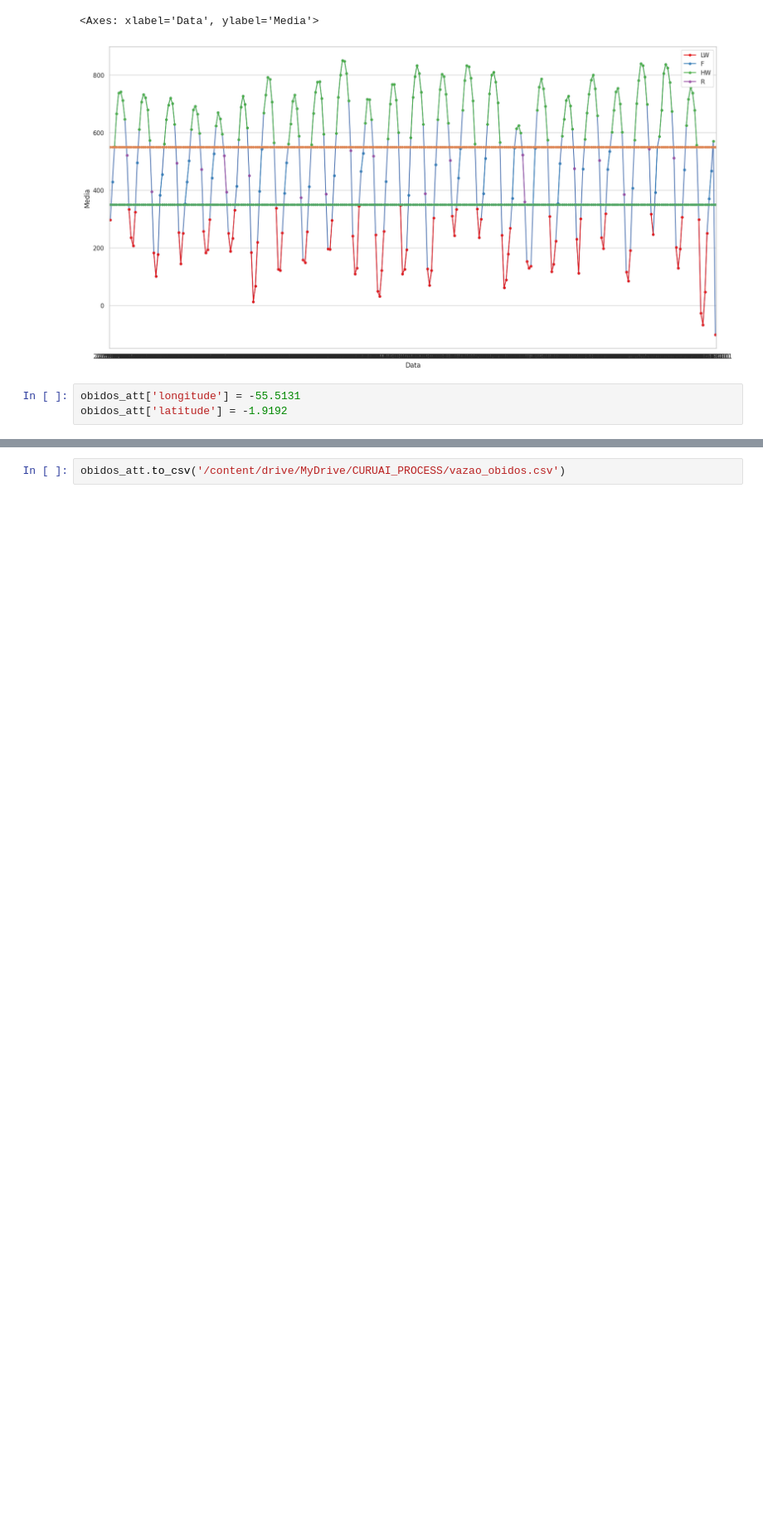
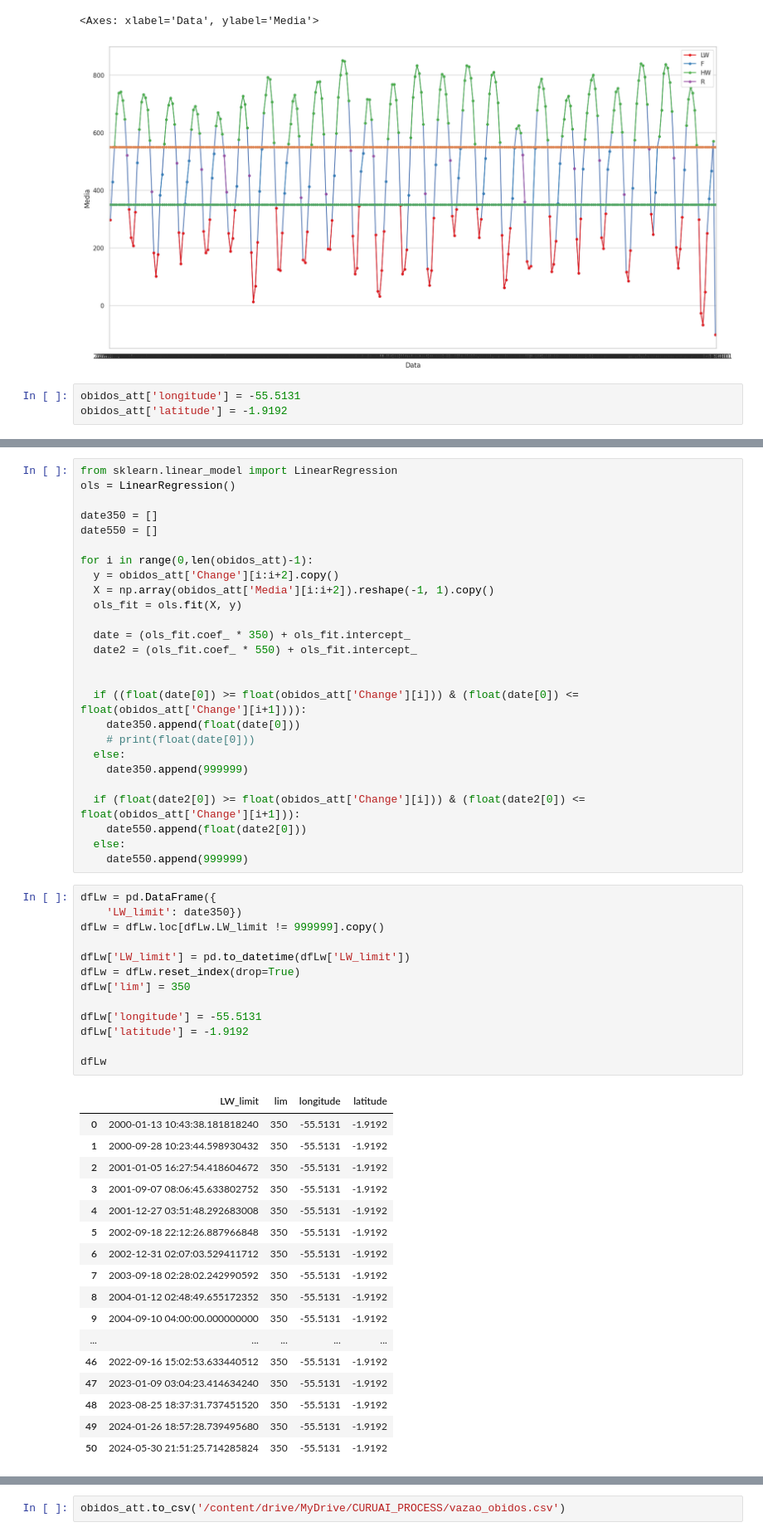
Before and after one commit to larissavaladao/py6s_harmonize_sample, a Jupyter notebook: 6. parameters_by_period/1.set_periods.ipynb, the cells around one changed output, grey strips where cells are left out. Shown at 83% size. Saved outputs shown, nothing was run; the diff lists cells and outputs as text; blank space fills up the shorter version.

```diff
--- a/6. parameters_by_period/1.set_periods.ipynb
+++ b/6. parameters_by_period/1.set_periods.ipynb
@@ -235,0 +197,57 @@ array([20000101., 20000201.])
+# %%
+from sklearn.linear_model import LinearRegression
+ols = LinearRegression()
+
+date350 = []
+date550 = []
+
+for i in range(0,len(obidos_att)-1):
+  y = obidos_att['Change'][i:i+2].copy()
+  X = np.array(obidos_att['Media'][i:i+2]).reshape(-1, 1).copy()
+  ols_fit = ols.fit(X, y)
+
+  date = (ols_fit.coef_ * 350) + ols_fit.intercept_
+  date2 = (ols_fit.coef_ * 550) + ols_fit.intercept_
+
+
+  if ((float(date[0]) >= float(obidos_att['Change'][i])) & (float(date[0]) <= float(obidos_att['Change'][i+1]))):
+    date350.append(float(date[0]))
+    # print(float(date[0]))
+  else:
+    date350.append(999999)
+
+  if (float(date2[0]) >= float(obidos_att['Change'][i])) & (float(date2[0]) <= float(obidos_att['Change'][i+1])):
+    date550.append(float(date2[0]))
+  else:
+    date550.append(999999)
+# %%
+dfLw = pd.DataFrame({
+    'LW_limit': date350})
+dfLw = dfLw.loc[dfLw.LW_limit != 999999].copy()
+
+dfLw['LW_limit'] = pd.to_datetime(dfLw['LW_limit'])
+dfLw = dfLw.reset_index(drop=True)
+dfLw['lim'] = 350
+
+dfLw['longitude'] = -55.5131
+dfLw['latitude'] = -1.9192
+
+dfLw
+# %% [output]
+|  | LW_limit | lim | longitude | latitude |
+| 0 | 2000-01-13 10:43:38.181818240 | 350 | -55.5131 | -1.9192 |
+| 1 | 2000-09-28 10:23:44.598930432 | 350 | -55.5131 | -1.9192 |
+| 2 | 2001-01-05 16:27:54.418604672 | 350 | -55.5131 | -1.9192 |
+| 3 | 2001-09-07 08:06:45.633802752 | 350 | -55.5131 | -1.9192 |
+| 4 | 2001-12-27 03:51:48.292683008 | 350 | -55.5131 | -1.9192 |
+| 5 | 2002-09-18 22:12:26.887966848 | 350 | -55.5131 | -1.9192 |
+| 6 | 2002-12-31 02:07:03.529411712 | 350 | -55.5131 | -1.9192 |
+| 7 | 2003-09-18 02:28:02.242990592 | 350 | -55.5131 | -1.9192 |
+| 8 | 2004-01-12 02:48:49.655172352 | 350 | -55.5131 | -1.9192 |
+| 9 | 2004-09-10 04:00:00.000000000 | 350 | -55.5131 | -1.9192 |
+| ... | ... | ... | ... | ... |
+| 46 | 2022-09-16 15:02:53.633440512 | 350 | -55.5131 | -1.9192 |
+| 47 | 2023-01-09 03:04:23.414634240 | 350 | -55.5131 | -1.9192 |
+| 48 | 2023-08-25 18:37:31.737451520 | 350 | -55.5131 | -1.9192 |
+| 49 | 2024-01-26 18:57:28.739495680 | 350 | -55.5131 | -1.9192 |
+| 50 | 2024-05-30 21:51:25.714285824 | 350 | -55.5131 | -1.9192 |
```
Also changed, not shown: parts of 13 cells of this notebook.
